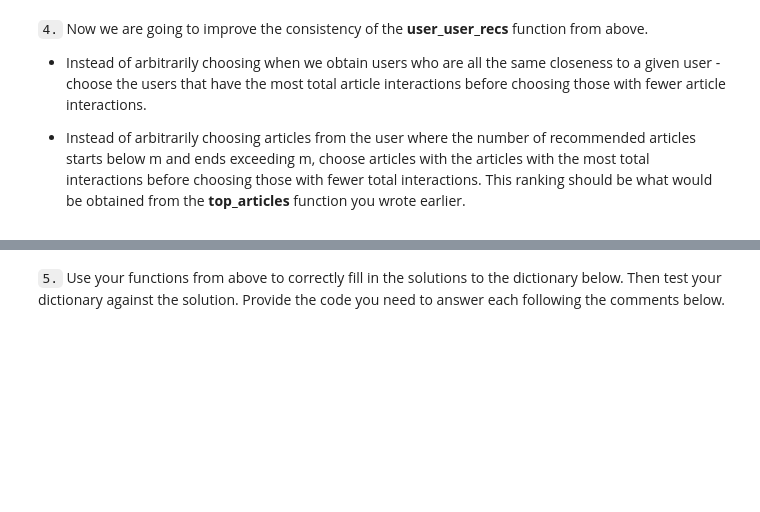
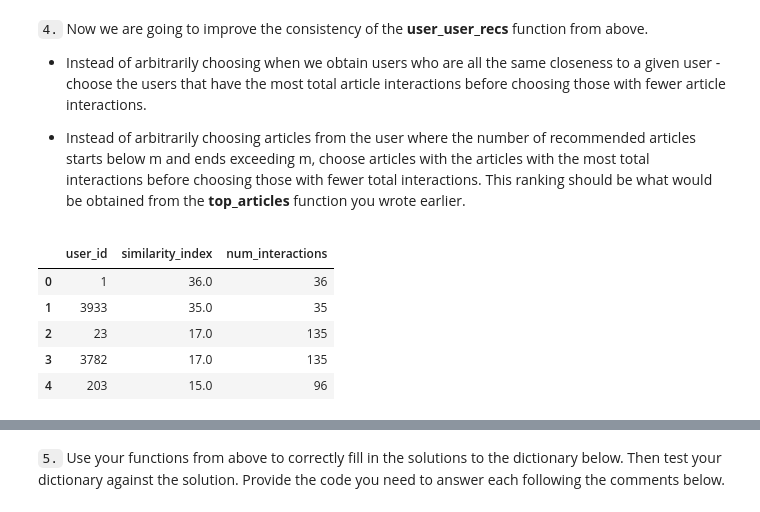
Before and after one commit to aurora-nat/ibm_recommendation_system, a Jupyter notebook: Recommendations_with_IBM.ipynb, the cells around one changed output, grey strips where cells are left out. Drawn from its saved outputs; the diff is of its cells as text; code cells hidden in the pictures; blank space fills up the shorter version.

```diff
--- a/Recommendations_with_IBM.ipynb
+++ b/Recommendations_with_IBM.ipynb
@@ -522,0 +556,6 @@ print("The 3 most similar users to user 46 are: {}".format(find_similar_users(46
+# %%
+user_articles = user_item.loc[3933].reset_index().rename(columns={3933: 'user'})
+print(user_articles)
+ids = user_articles[user_articles['user'].apply(lambda x: x > 0)]['article_id'].tolist()
+len(ids)
+#print(user_articles)
@@ -534,7 +589,14 @@ def get_article_names(article_ids, df=df):
                     (this is identified by the title column)
     '''
     # Your code here
-
+    article_names = []
+    for id in article_ids:
+        name = df.loc[df['article_id']==id, 'title'].tolist()
+        if len(name) > 1:
+           article_names.append(name[0])
+        #if length 1 then append the name as is
+        elif len(name)!= 0:
+            article_names.append(name)
     return article_names # Return the article names associated with list of article ids
 
 
@@ -553,8 +615,10 @@ def get_user_articles(user_id, user_item=user_item):
     Description:
     Provides a list of the article_ids and article titles that have been seen by a user
     '''
-    # Your code here
 
+    user_articles = user_item.loc[user_id].reset_index().rename(columns={user_id: 'user'})
+    article_ids = user_articles[user_articles['user'].apply(lambda x: x > 0)]['article_id'].tolist()
+    article_names = get_article_names(article_ids=article_ids)
     return article_ids, article_names # return the ids and names
 
 
@@ -580,6 +644,25 @@ def user_user_recs(user_id, m=10):
 
     '''
     # Your code here
+    found = 0
+    recs = []
+    #First find similar users
+    similar_users = find_similar_users(user_id=user_id, user_item=user_item)
+    for user in similar_users:
+        #check if we found the correct number of recommendations:
+        if found < m:
+            article_ids, article_names = get_user_articles(user)
+            for article in article_names:
+                if found < m:
+                    #add the article to our recommendation list
+                    recs.append(article)
+                    #account for it in our found count
+                    found+=1
+                else:
+                    break
+        else:
+            #once found > m then stop
+            break
 
     return recs # return your recommendations for this user_id
 # %%
@@ -601,3 +689,16 @@ print("If this is all you see, you passed all of our tests!  Nice job!")
 
 
 * Instead of arbitrarily choosing articles from the user where the number of recommended articles starts below m and ends exceeding m, choose articles with the articles with the most total interactions before choosing those with fewer total interactions. This ranking should be  what would be obtained from the **top_articles** function you wrote earlier.
+# %%
+similar = user_item.dot(np.transpose(user_item))[1]
+    # sort by similarityz
+sorted = similar.sort_values(ascending=False).reset_index().rename(columns={1:'similarity_index'})
+sorted['num_interactions'] = sorted['user_id'].apply(lambda x: len(get_user_articles(x)[0]))
+sorted.head()
+# %% [output]
+|  | user_id | similarity_index | num_interactions |
+| 0 | 1 | 36.0 | 36 |
+| 1 | 3933 | 35.0 | 35 |
+| 2 | 23 | 17.0 | 135 |
+| 3 | 3782 | 17.0 | 135 |
+| 4 | 203 | 15.0 | 96 |
```
Also changed, not shown: parts of 37 cells of this notebook.
